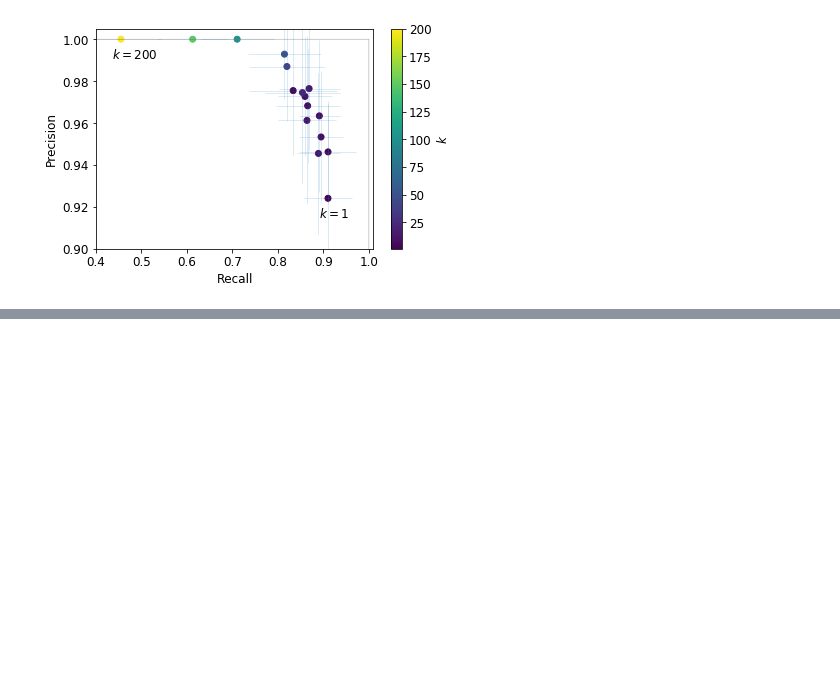
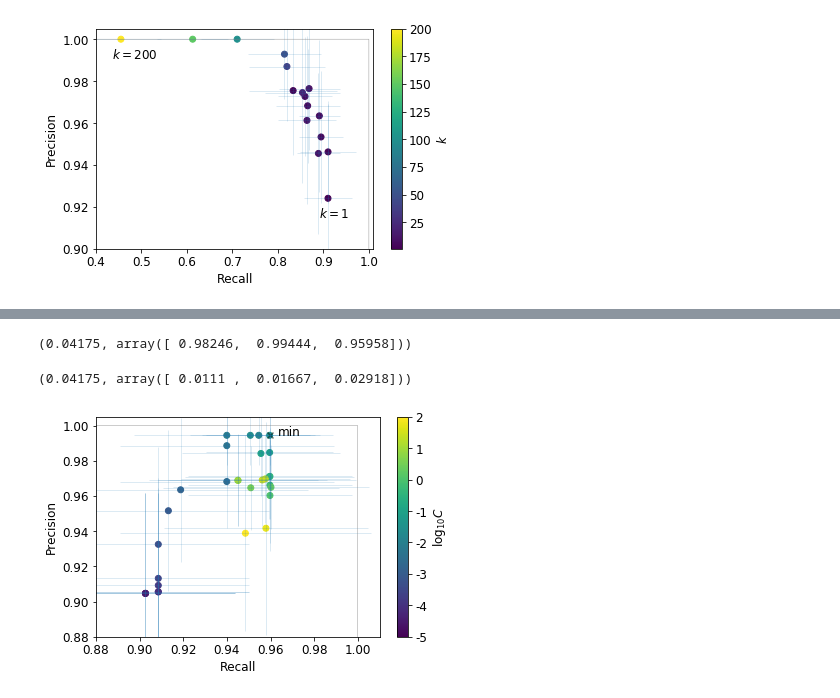
Before and after one commit to ahmadnish/FOML2017, a Jupyter notebook: jannik.ipynb, the cells around one changed output, grey strips where cells are left out. Drawn from its saved outputs; the diff is of its cells as text; code cells hidden in the pictures; blank space fills up the shorter version.

```diff
--- a/jannik.ipynb
+++ b/jannik.ipynb
@@ -419,0 +452,42 @@ knn_plot(knn_res, 'knn_pca')
+# %%
+def svm_plot(knn_res, Cs, s):
+    from matplotlib.ticker import FormatStrFormatter
+    # precision recall plot
+    # recall
+    xpl = knn_res[:,2,0]
+    # precision
+    ypl = knn_res[:,1,0]
+
+    xerr = knn_res[:,2,1]
+    yerr = knn_res[:,1,1]
+
+    fig, ax = plt.subplots()
+    ax.yaxis.set_major_formatter(FormatStrFormatter('%.2f'))
+
+    plt.errorbar(xpl, ypl, yerr, xerr, fmt='none', alpha=0.3, elinewidth=0.5)
+
+    plt.scatter(xpl, ypl, c=np.log10(Cs))
+    plt.colorbar(format=FormatStrFormatter('%i'), label='$\log_{10} C$')
+
+    plt.plot([0,0.9999,1],[1,1,0], label='ideal', c='gray', alpha=0.8, linewidth=0.5)
+
+#    plt.annotate(r"$C={:.0e}$".format(Cs[0]), (xpl[0]-0.02, ypl[0]-0.009))
+#    plt.annotate(r"$C={:.0e}$".format(Cs[-1]), (xpl[-1]-0.02, ypl[-1]-0.009))
+
+    plt.annotate(r"min",(xpl[np.argmin(dists)]+0.004, ypl[np.argmin(dists)]), color='k')
+    plt.scatter(xpl[np.argmin(dists)], ypl[np.argmin(dists)], c='k', marker='x', alpha=0.5)
+
+
+    # this line always needs to be updated depending on which N is used!
+    plt.plot([0,1], 2*[balance[1]/balance.sum()], label='guessing', alpha=0.4)
+
+    plt.ylabel('Precision')
+    plt.xlabel('Recall')
+    plt.ylim(0.88, 1.005)
+    plt.xlim(0.88, 1.01)
+    plt.tight_layout()
+    plt.savefig('figs/'+s+'.pdf')
+# %%
+Cs = np.linspace(0.0001, 1, 30)
+Cs = np.logspace(-5, 2, 30)
+svm_res = lin_svm(X, Y, Cs)
@@ -419,0 +515,14 @@ knn_plot(knn_res, 'knn_pca')
+# %%
+# find minimum distance to upper right corner
+dists = np.sqrt( (1-svm_res[:,1,0])**2 + (1-svm_res[:,2,0])**2 )
+Cs[np.argmin(dists)], svm_res[np.argmin(dists), :, 0]
+# %% [output]
+(0.04175, array([ 0.98246,  0.99444,  0.95958]))
+# %%
+Cs[np.argmin(dists)], svm_res[np.argmin(dists), :, 1]
+# %% [output]
+(0.04175, array([ 0.0111 ,  0.01667,  0.02918]))
+# %%
+svm_plot(svm_res, Cs, 'svm')
+# %% [output]
+[figure, added]
```
Also changed, not shown: parts of 21 cells of this notebook, 10 other files.
